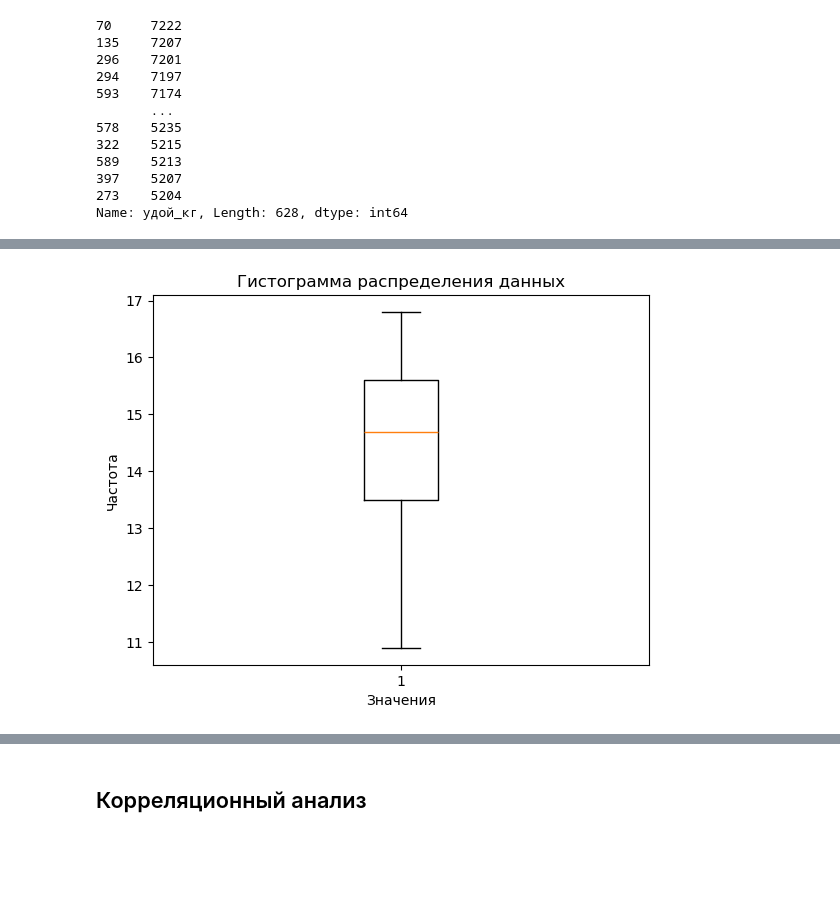
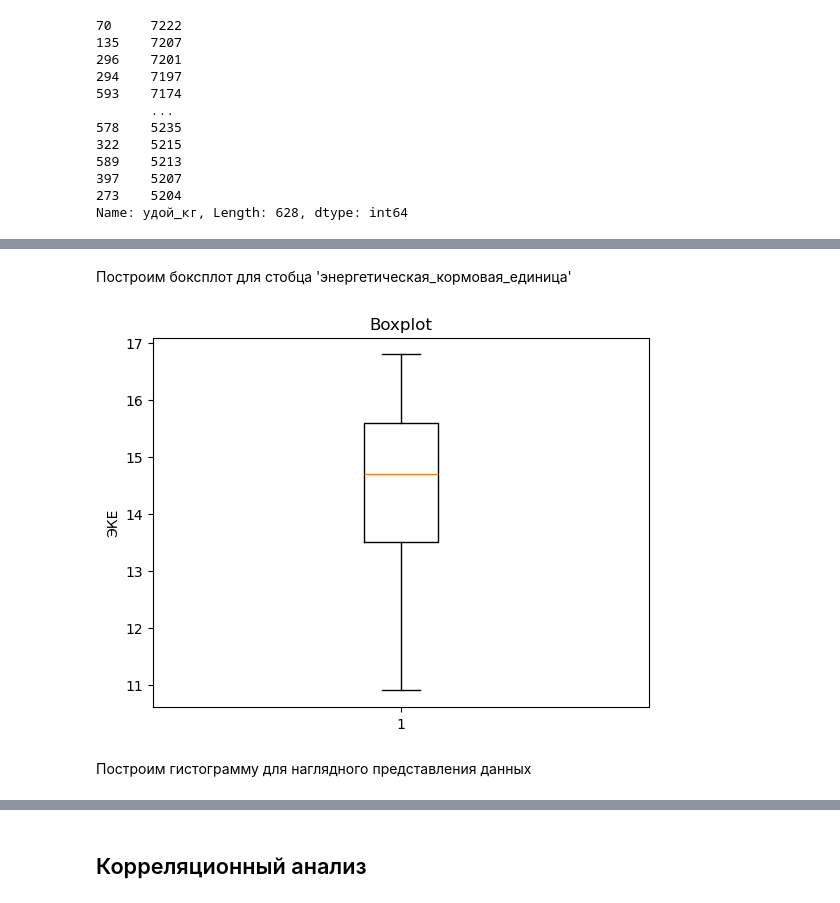
Before and after one commit to butuzovzeleboba/Linear-models-in-machine-learning, a Jupyter notebook: Linear models in machine learning.ipynb, the cells around one changed output, grey strips where cells are left out. Saved outputs shown, nothing was run; the diff lists cells and outputs as text; code cells hidden in the pictures; blank space fills up the shorter version.

```diff
--- a/Linear models in machine learning.ipynb
+++ b/Linear models in machine learning.ipynb
@@ -608,10 +627,13 @@ plt.ylabel('Частота');
+# %% [markdown]
+Построим боксплот для стобца 'энергетическая_кормовая_единица'
 # %%
 plt.boxplot(ferma_main['энергетическая_кормовая_единица'])
-plt.title('Гистограмма распределения данных')
-plt.xlabel('Значения')
-plt.ylabel('Частота');
+plt.title('Boxplot')
+plt.ylabel('ЭКЕ');
 # %% [output]
-[figure, old version]
+[figure, new version]
+# %% [markdown]
+Построим гистограмму для наглядного представления данных
 # %%
 plt.hist(ferma_main['энергетическая_кормовая_единица'], bins=50, edgecolor='black')
 plt.title('Гистограмма распределения данных')
```
Also changed, not shown: parts of 42 cells of this notebook.
